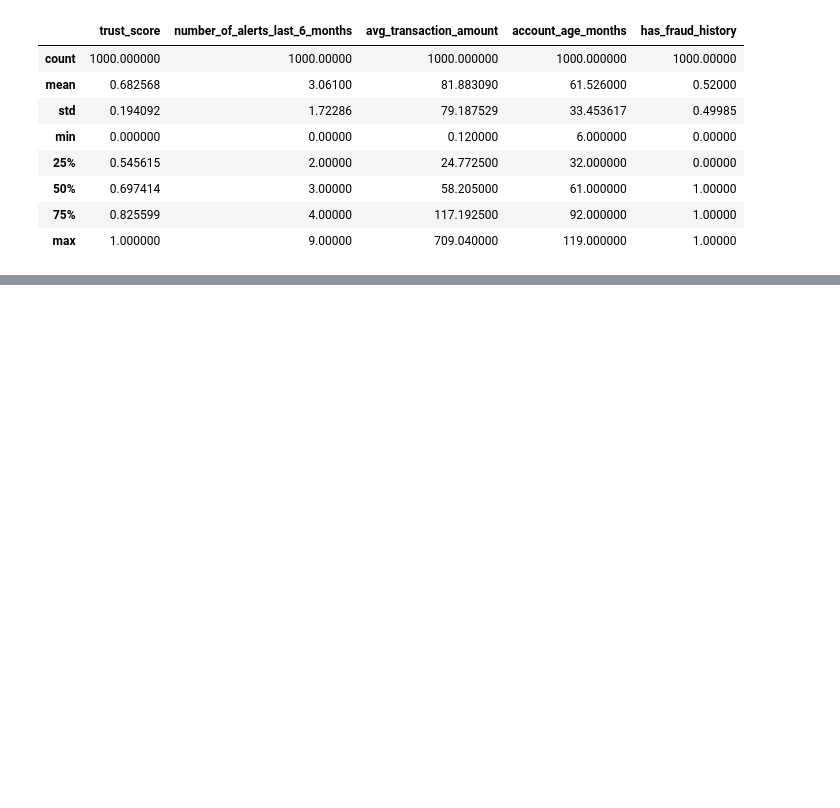
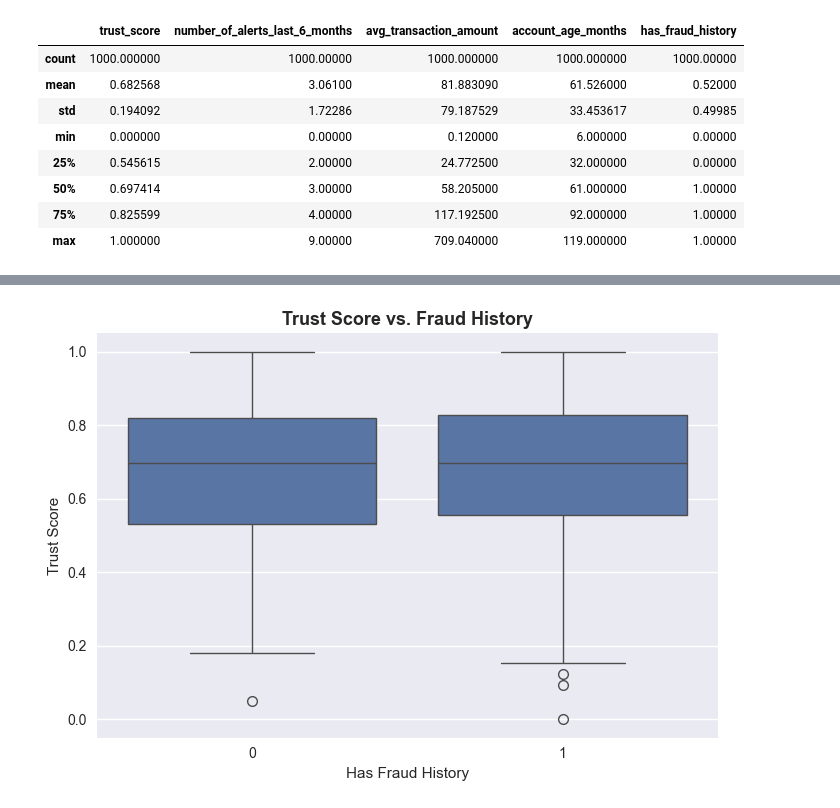
Before and after one commit to pawelkonior/mastercard_challenge, a Jupyter notebook: notebooks/1.3-pk-merchants-eda.ipynb, the cells around one changed output, grey strips where cells are left out. Drawn from its saved outputs; the diff is of its cells as text; code cells hidden in the pictures; blank space fills up the shorter version.

```diff
--- a/notebooks/1.3-pk-merchants-eda.ipynb
+++ b/notebooks/1.3-pk-merchants-eda.ipynb
@@ -63,0 +227,14 @@ df.describe()
+# %%
+fig, ax = plt.subplots(figsize=(7, 5))
+sns.boxplot(data=df, x="has_fraud_history", y="trust_score", ax=ax)
+
+ax.set_title("Trust Score vs. Fraud History", fontsize=13, weight="bold")
+ax.set_xlabel("Has Fraud History", fontsize=11)
+ax.set_ylabel("Trust Score", fontsize=11)
+ax.tick_params(axis='x', labelsize=10)
+ax.tick_params(axis='y', labelsize=10)
+
+fig.tight_layout()
+plt.show()
+# %% [output]
+[figure, added]
```
Also changed, not shown: parts of 22 cells of this notebook, 1 other file.
